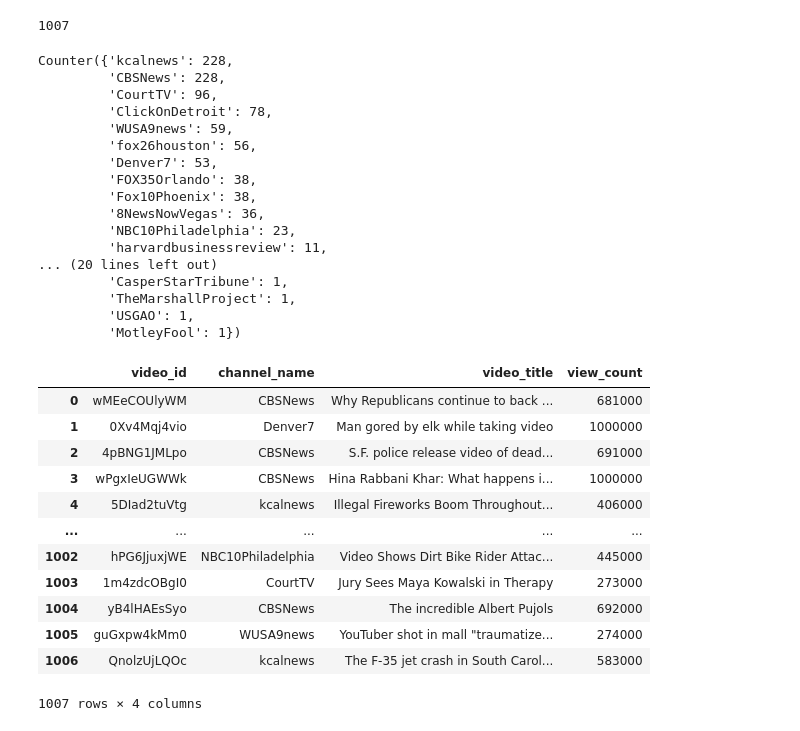
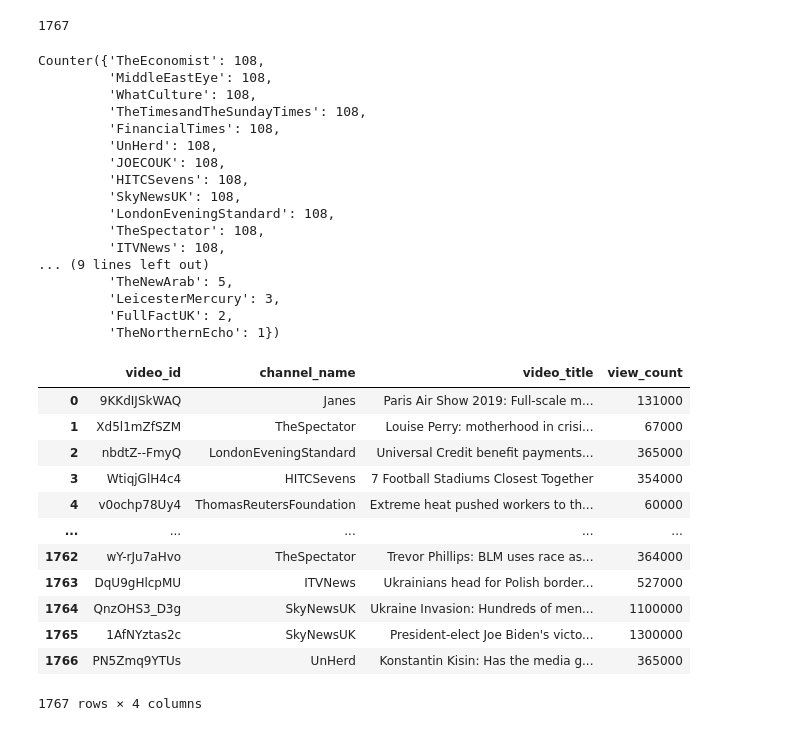
Before and after one commit to catxmai/youtube-video-crawler, a Jupyter notebook: combine_output.ipynb, the cells around one changed output. Saved outputs shown, nothing was run; the diff lists cells and outputs as text; code cells hidden in the pictures.

```diff
--- a/combine_output.ipynb
+++ b/combine_output.ipynb
@@ -9,10 +9,10 @@ import math
 from collections import Counter
 import matplotlib.pyplot as plt
 # %%
-country = 'usa'
+country = 'gbr'
 news = open(f"seed_channel_list/{country}_news_channel_list.json", 'r', encoding="utf-8")
-sci = open(f"seed_channel_list/science_channel_list.json", 'r', encoding="utf-8")
-df = pd.read_json(sci)
+
+df = pd.read_json(news)
 channels, urls = [], []
 for channel, url in df["channels"]:
     channels.append(channel.replace(" ",""))
@@ -88,63 +88,64 @@ Counter({'GoogleforDevelopers': 2000,
 # mapping of number of youtube users per country (DataReportal 2023)
 pop_mapping = {
     'irl': 4.0 * 10**6,
     'usa': 246 * 10**6,
     'can': 33.1 * 10**6,
-    'aus': 21.3 * 10**6
+    'aus': 21.3 * 10**6,
+    'gbr': 56.2 * 10**6
 }
 
-TARGET_VIDEO_COUNT = 1000
+TARGET_VIDEO_COUNT = 1500
 VIEW_COUNT_CUT_OFF = 0.001 * pop_mapping[country]
 
 dff = df[df['view_count'] >= VIEW_COUNT_CUT_OFF].reset_index(drop=True)
 
 num_round = round(TARGET_VIDEO_COUNT/len(channel_list))
 video_list = pd.DataFrame()
 
 while len(video_list) < TARGET_VIDEO_COUNT:
     for channel in channel_list:
         dft = dff[dff['channel_name'] == channel]
         dft = dft.sample(n=min(len(dft), num_round))
 
         dff.drop(dff[dff['video_id'].isin(dft['video_id'])].index, inplace=True)
 
         video_list = pd.concat([dft, video_list]).reset_index(drop=True)
         video_list.drop_duplicates(subset='video_id', keep="last", inplace=True)
 
 print(len(video_list))
 display(Counter(video_list["channel_name"]))
 video_list = video_list.sample(frac=1, random_state=2).reset_index(drop=True)
 display(video_list)
 # %% [output]
-1007
+1767
-Counter({'kcalnews': 228,
-         'CBSNews': 228,
-         'CourtTV': 96,
-         'ClickOnDetroit': 78,
-         'WUSA9news': 59,
-         'fox26houston': 56,
-         'Denver7': 53,
-         'FOX35Orlando': 38,
-         'Fox10Phoenix': 38,
-         '8NewsNowVegas': 36,
-         'NBC10Philadelphia': 23,
-         'harvardbusinessreview': 11,
-... (20 lines left out)
-         'CasperStarTribune': 1,
-         'TheMarshallProject': 1,
-         'USGAO': 1,
-         'MotleyFool': 1})
+Counter({'TheEconomist': 108,
+         'MiddleEastEye': 108,
+         'WhatCulture': 108,
+         'TheTimesandTheSundayTimes': 108,
+         'FinancialTimes': 108,
+         'UnHerd': 108,
+         'JOECOUK': 108,
+         'HITCSevens': 108,
+         'SkyNewsUK': 108,
+         'LondonEveningStandard': 108,
+         'TheSpectator': 108,
+         'ITVNews': 108,
+... (9 lines left out)
+         'TheNewArab': 5,
+         'LeicesterMercury': 3,
+         'FullFactUK': 2,
+         'TheNorthernEcho': 1})
 |  | video_id | channel_name | video_title | view_count |
-| 0 | wMEeCOUlyWM | CBSNews | Why Republicans continue to back ... | 681000 |
-| 1 | 0Xv4Mqj4vio | Denver7 | Man gored by elk while taking video | 1000000 |
-| 2 | 4pBNG1JMLpo | CBSNews | S.F. police release video of dead... | 691000 |
-| 3 | wPgxIeUGWWk | CBSNews | Hina Rabbani Khar: What happens i... | 1000000 |
-| 4 | 5DIad2tuVtg | kcalnews | Illegal Fireworks Boom Throughout... | 406000 |
+| 0 | 9KKdIJSkWAQ | Janes | Paris Air Show 2019: Full-scale m... | 131000 |
+| 1 | Xd5l1mZfSZM | TheSpectator | Louise Perry: motherhood in crisi... | 67000 |
+| 2 | nbdtZ--FmyQ | LondonEveningStandard | Universal Credit benefit payments... | 365000 |
+| 3 | WtiqjGlH4c4 | HITCSevens | 7 Football Stadiums Closest Together | 354000 |
+| 4 | v0ochp78Uy4 | ThomasReutersFoundation | Extreme heat pushed workers to th... | 60000 |
 | ... | ... | ... | ... | ... |
-| 1002 | hPG6JjuxjWE | NBC10Philadelphia | Video Shows Dirt Bike Rider Attac... | 445000 |
-| 1003 | 1m4zdcOBgI0 | CourtTV | Jury Sees Maya Kowalski in Therapy | 273000 |
-| 1004 | yB4lHAEsSyo | CBSNews | The incredible Albert Pujols | 692000 |
-| 1005 | guGxpw4kMm0 | WUSA9news | YouTuber shot in mall "traumatize... | 274000 |
-| 1006 | QnolzUjLQOc | kcalnews | The F-35 jet crash in South Carol... | 583000 |
+| 1762 | wY-rJu7aHvo | TheSpectator | Trevor Phillips: BLM uses race as... | 364000 |
+| 1763 | DqU9gHlcpMU | ITVNews | Ukrainians head for Polish border... | 527000 |
+| 1764 | QnzOHS3_D3g | SkyNewsUK | Ukraine Invasion: Hundreds of men... | 1100000 |
+| 1765 | 1AfNYztas2c | SkyNewsUK | President-elect Joe Biden's victo... | 1300000 |
+| 1766 | PN5Zmq9YTUs | UnHerd | Konstantin Kisin: Has the media g... | 365000 |
-1007 rows × 4 columns
+1767 rows × 4 columns
 # %%
```
Also changed, not shown: parts of 5 cells of this notebook, 4 other files.
